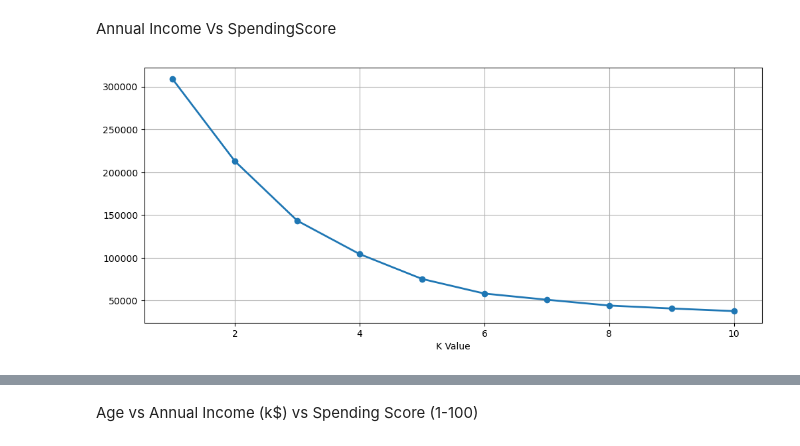
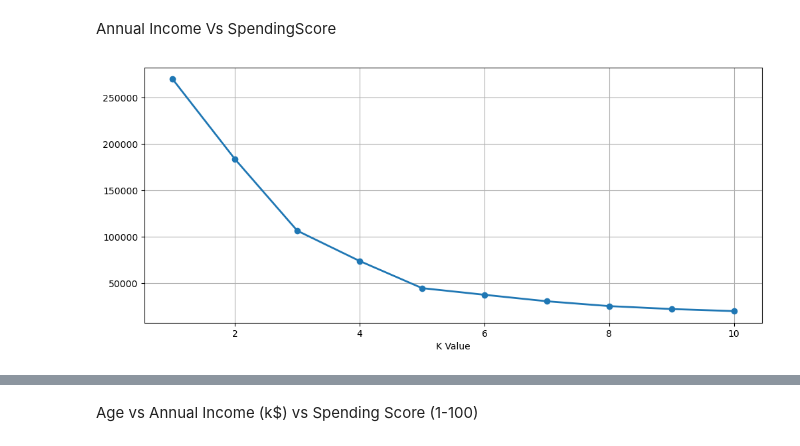
Before and after one commit to ajayvmohandas/ML-PROJECTS, a Jupyter notebook: Customer_Segmentation/CustomerSegmentation.ipynb, the cells around one changed output, grey strips where cells are left out. Cells and saved outputs as stored; diff of their text form; code cells hidden in the pictures.

```diff
--- a/Customer_Segmentation/CustomerSegmentation.ipynb
+++ b/Customer_Segmentation/CustomerSegmentation.ipynb
@@ -247,19 +235,19 @@ Annual Income Vs SpendingScore
 # %%
 Y = df.loc[:, ['Annual Income (k$)', 'Spending Score (1-100)']].values
 b = []
 
 for k in range(1, 11):
     kmeans = KMeans(n_clusters=k)
     kmeans.fit(Y)
     b.append(kmeans.inertia_)
 
 plt.figure(figsize=(12, 5))
 plt.grid()
 plt.xlabel("K Value")
-plt.plot(range(1, 11), c, linewidth=2, marker='o')
+plt.plot(range(1, 11), b, linewidth=2, marker='o')
 plt.show()
 # %% [output]
-[figure, old version]
+[figure, new version]
 # %%
 #We can proceed with KMeans clustering providing k=5
 
```
Also changed, not shown: parts of 10 cells of this notebook.
